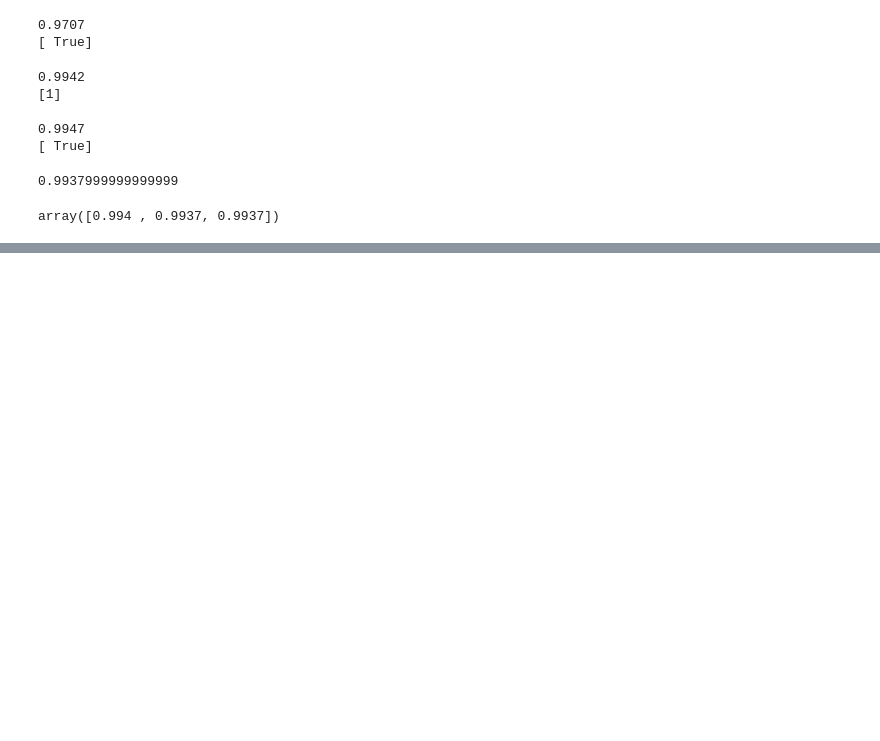
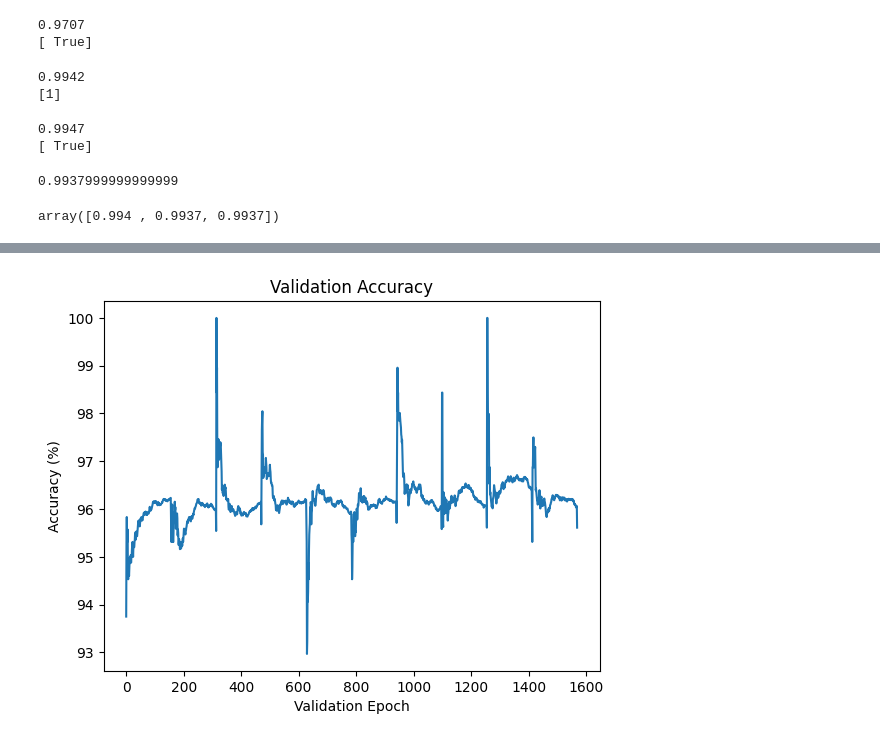
Before and after one commit to anuragshukla2404/Handwritten-Digit-Classification-, a Jupyter notebook: mnist.ipynb, the cells around one changed output, grey strips where cells are left out. Drawn from its saved outputs; the diff is of its cells as text; code cells hidden in the pictures; blank space fills up the shorter version.

```diff
--- a/mnist.ipynb
+++ b/mnist.ipynb
@@ -302,0 +360,10 @@ prediction: 0
+# %%
+import matplotlib.pyplot as plt
+
+plt.plot(val_accuracy_list)
+plt.xlabel('Validation Epoch')
+plt.ylabel('Accuracy (%)')
+plt.title('Validation Accuracy')
+plt.show()
+# %% [output]
+[figure, added]
```
Also changed, not shown: parts of 25 cells of this notebook.
